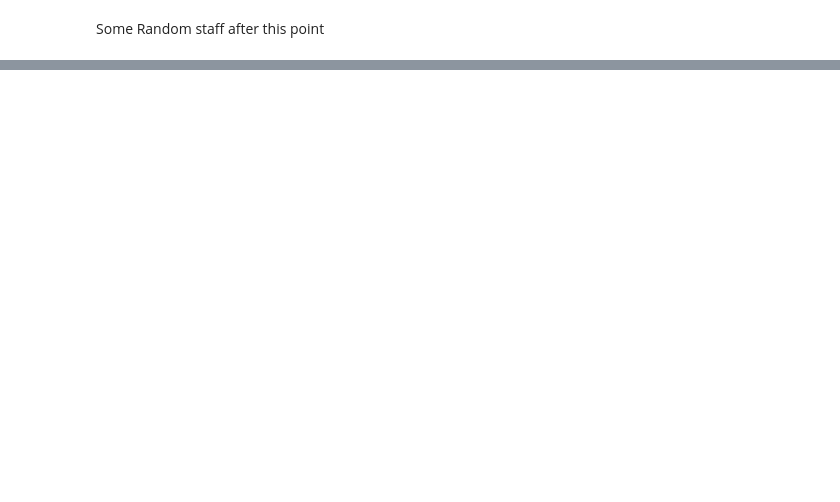
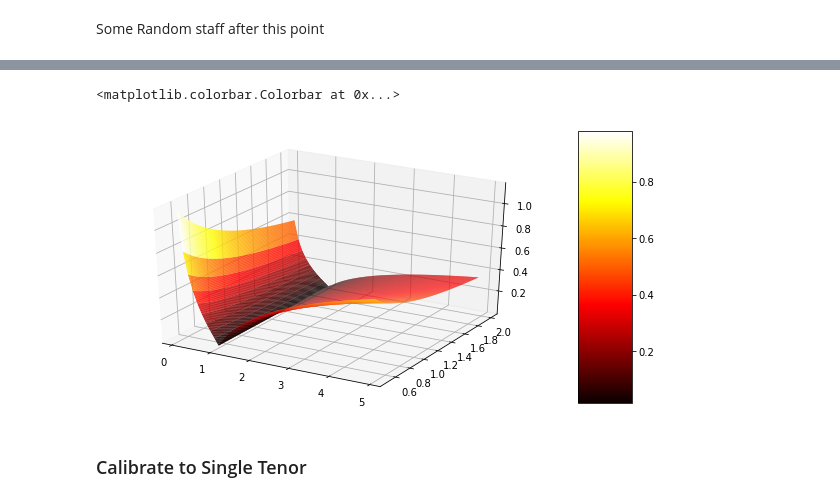
Before and after one commit to suren777/Ml-AI-in-finance, a Jupyter notebook: heston_and_vol_surface.ipynb, the cells around one changed output, grey strips where cells are left out. Saved outputs shown, nothing was run; the diff lists cells and outputs as text; code cells hidden in the pictures; blank space fills up the shorter version.

```diff
--- a/heston_and_vol_surface.ipynb
+++ b/heston_and_vol_surface.ipynb
@@ -267,0 +277,5 @@ heston_model.option_iv(1.2,0.5)
+# %%
+new_heston_model = HestonModel(spot, val_date)
+new_calibration_points = []
+for (t, ss) in zip(calibration_tenors, calibration_moneyness):
+    new_calibration_points+=([(t,s) for s in ss])
@@ -267,0 +288,15 @@ heston_model.option_iv(1.2,0.5)
+# %%
+tenors = np.arange(0.1, 5, 0.1)
+moneyness = np.arange(0.5, 2, 0.01)
+fig = plt.figure()
+ax = fig.gca(projection='3d')
+X, Y = np.meshgrid(tenors, moneyness)
+Z = np.array(new_heston_model.option_ivs(list(tenors), list(moneyness)))
+
+surf = ax.plot_surface(X, Y, Z, rstride=1, cstride=1, cmap=cm.hot, linewidth=0.1)
+fig.colorbar(surf,  aspect=5)
+# %% [output]
+<matplotlib.colorbar.Colorbar at 0x...>
+[figure, added]
+# %% [markdown]
+### Calibrate to Single Tenor
```
Also changed, not shown: parts of 17 cells of this notebook.
